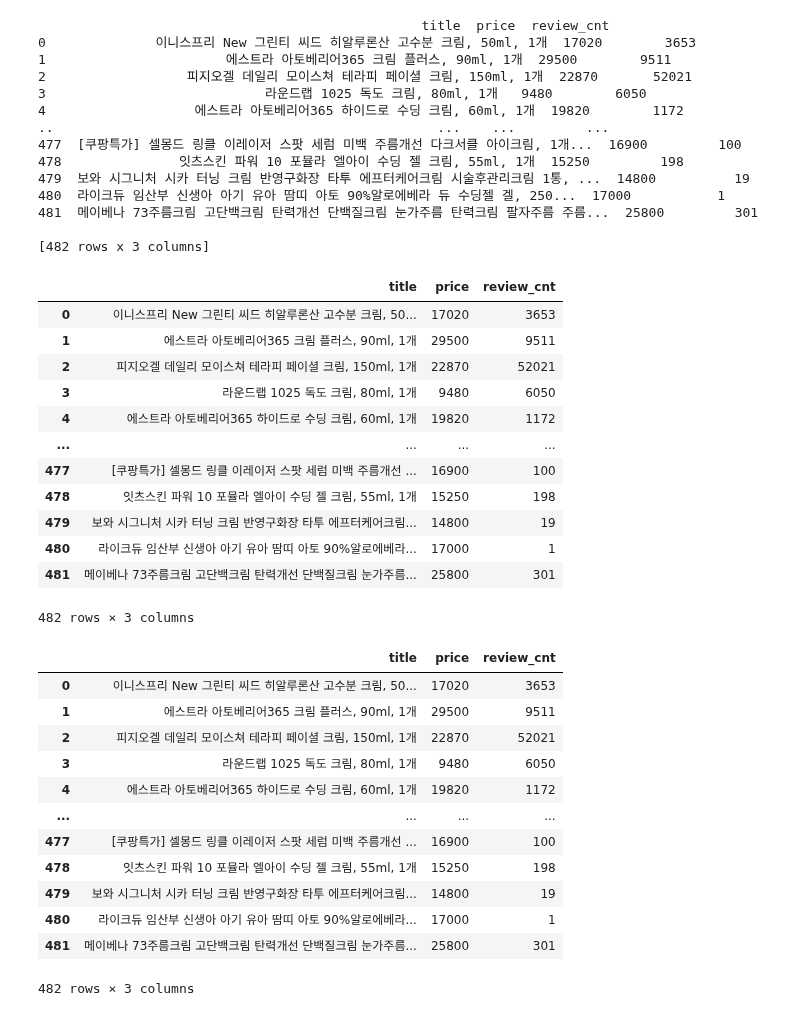
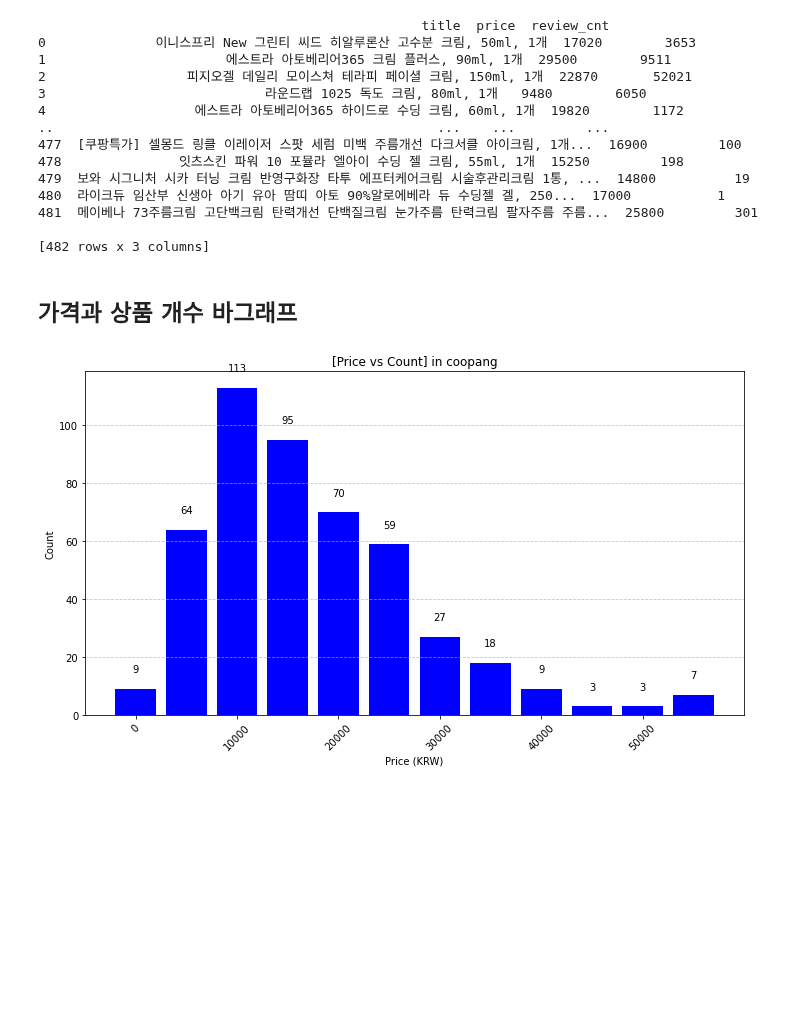
Before and after one commit to lnylnylnylny/Crawling, a Jupyter notebook: 쿠팡.ipynb, the cells around one changed output. Cells and saved outputs as stored; diff of their text form; code cells hidden in the pictures; blank space fills up the shorter version.

Commit message:
coopang_Crawling with graph

```diff
--- a/쿠팡.ipynb
+++ b/쿠팡.ipynb
@@ -366,35 +366,38 @@ print(df)
 481  메이베나 73주름크림 고단백크림 탄력개선 단백질크림 눈가주름 탄력크림 팔자주름 주름...  25800         301
 
 [482 rows x 3 columns]
-# %%
-df
-# %% [output]
-|  | title | price | review_cnt |
-| 0 | 이니스프리 New 그린티 씨드 히알루론산 고수분 크림, 50... | 17020 | 3653 |
-| 1 | 에스트라 아토베리어365 크림 플러스, 90ml, 1개 | 29500 | 9511 |
-| 2 | 피지오겔 데일리 모이스쳐 테라피 페이셜 크림, 150ml, 1개 | 22870 | 52021 |
-| 3 | 라운드랩 1025 독도 크림, 80ml, 1개 | 9480 | 6050 |
-| 4 | 에스트라 아토베리어365 하이드로 수딩 크림, 60ml, 1개 | 19820 | 1172 |
-| ... | ... | ... | ... |
-| 477 | [쿠팡특가] 셀몽드 링클 이레이저 스팟 세럼 미백 주름개선 ... | 16900 | 100 |
-| 478 | 잇츠스킨 파워 10 포뮬라 엘아이 수딩 젤 크림, 55ml, 1개 | 15250 | 198 |
-| 479 | 보와 시그니처 시카 터닝 크림 반영구화장 타투 에프터케어크림... | 14800 | 19 |
-| 480 | 라이크듀 임산부 신생아 아기 유아 땀띠 아토 90%알로에베라... | 17000 | 1 |
-| 481 | 메이베나 73주름크림 고단백크림 탄력개선 단백질크림 눈가주름... | 25800 | 301 |
-482 rows × 3 columns
-# %%
-pd.read_csv("clean_coopang.csv")
-# %% [output]
-|  | title | price | review_cnt |
-| 0 | 이니스프리 New 그린티 씨드 히알루론산 고수분 크림, 50... | 17020 | 3653 |
-| 1 | 에스트라 아토베리어365 크림 플러스, 90ml, 1개 | 29500 | 9511 |
-| 2 | 피지오겔 데일리 모이스쳐 테라피 페이셜 크림, 150ml, 1개 | 22870 | 52021 |
-| 3 | 라운드랩 1025 독도 크림, 80ml, 1개 | 9480 | 6050 |
-| 4 | 에스트라 아토베리어365 하이드로 수딩 크림, 60ml, 1개 | 19820 | 1172 |
-| ... | ... | ... | ... |
-| 477 | [쿠팡특가] 셀몽드 링클 이레이저 스팟 세럼 미백 주름개선 ... | 16900 | 100 |
-| 478 | 잇츠스킨 파워 10 포뮬라 엘아이 수딩 젤 크림, 55ml, 1개 | 15250 | 198 |
-| 479 | 보와 시그니처 시카 터닝 크림 반영구화장 타투 에프터케어크림... | 14800 | 19 |
-| 480 | 라이크듀 임산부 신생아 아기 유아 땀띠 아토 90%알로에베라... | 17000 | 1 |
-| 481 | 메이베나 73주름크림 고단백크림 탄력개선 단백질크림 눈가주름... | 25800 | 301 |
-482 rows × 3 columns
+# %% [markdown]
+## 가격과 상품 개수 바그래프
+# %%
+coopang = pd.read_csv('clean_coopang.csv')
+coopang = coopang[coopang.price <= 60000].reset_index(drop = True)
+# %%
+import matplotlib.pyplot as plt
+
+# 가격을 5000원 단위로 나누어 가격 범위 생성
+price_ranges = range((coopang['price'].min() // 5000) * 5000, ((coopang['price'].max() + 5000) // 5000) * 5000, 5000)
+
+# 각 가격 범위에 대한 제품 개수 계산
+review_counts = []
+for price_range in price_ranges:
+    filtered_data = coopang[(coopang['price'] >= price_range) & (coopang['price'] < price_range + 5000)]
+    review_counts.append(filtered_data['review_cnt'].count())
+
+# 바 그래프 그리기
+plt.figure(figsize=(10, 6))
+bars = plt.bar(price_ranges, review_counts, color='blue', width=4000)  # 가격 범위 별로 바 그래프 그리기
+plt.title('[Price vs Count] in coopang')
+plt.xlabel('Price (KRW)')
+plt.ylabel('Count')
+plt.xticks(rotation=45)
+plt.grid(axis='y', linestyle='--', alpha=0.7)
+
+# 바 위에 값을 표시
+for bar, num in zip(bars, review_counts):
+    plt.text(bar.get_x() + bar.get_width() / 2 - 0.1, bar.get_height() + 5, str(num),
+             ha='center', va='bottom', color='black')
+
+plt.tight_layout()
+plt.show()
+# %% [output]
+[figure, added]
```
Also changed, not shown: parts of 2 cells of this notebook.
